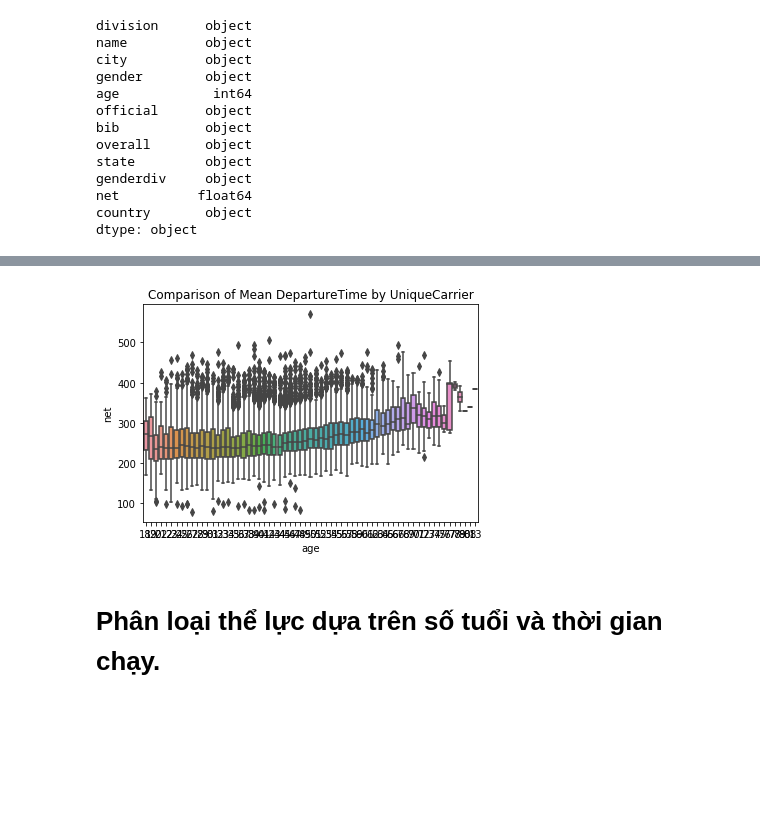
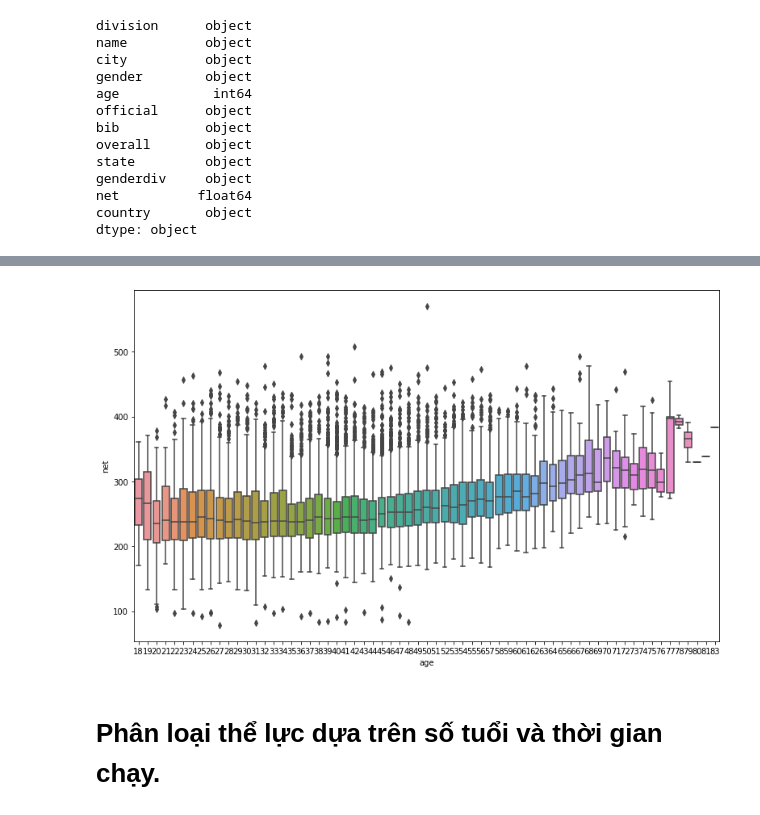
Before and after one commit to khanhkhanh96/marathon, a Jupyter notebook: Untitled.ipynb, the cells around one changed output, grey strips where cells are left out. Cells and saved outputs as stored; diff of their text form; code cells hidden in the pictures; blank space fills up the shorter version.

```diff
--- a/Untitled.ipynb
+++ b/Untitled.ipynb
@@ -81,7 +104,7 @@ plt.show()
 # %%
 
 ax = sns.boxplot(x='age',y='net',data=data)
-ax.set_title('Comparison of Mean DepartureTime by UniqueCarrier')
+ax.figure.set_size_inches(13,8)
 plt.show()
 # %% [output]
-[figure, old version]
+[figure, new version]
```
Also changed, not shown: parts of 31 cells of this notebook.
